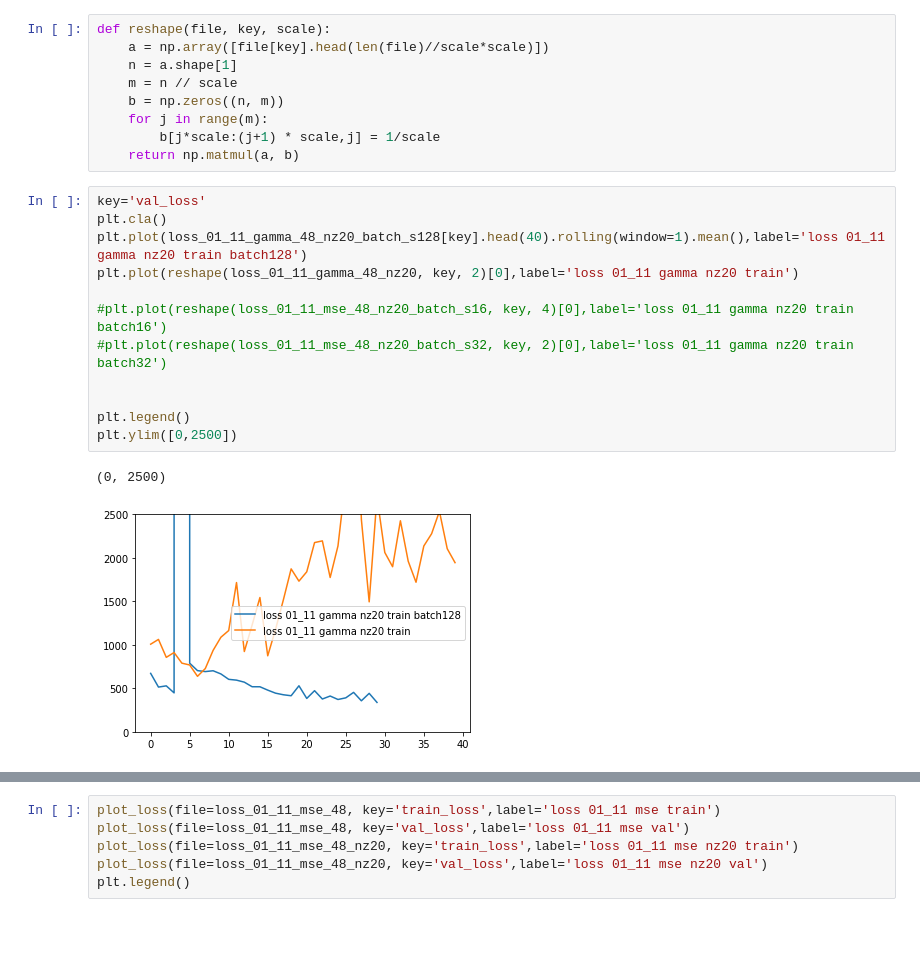
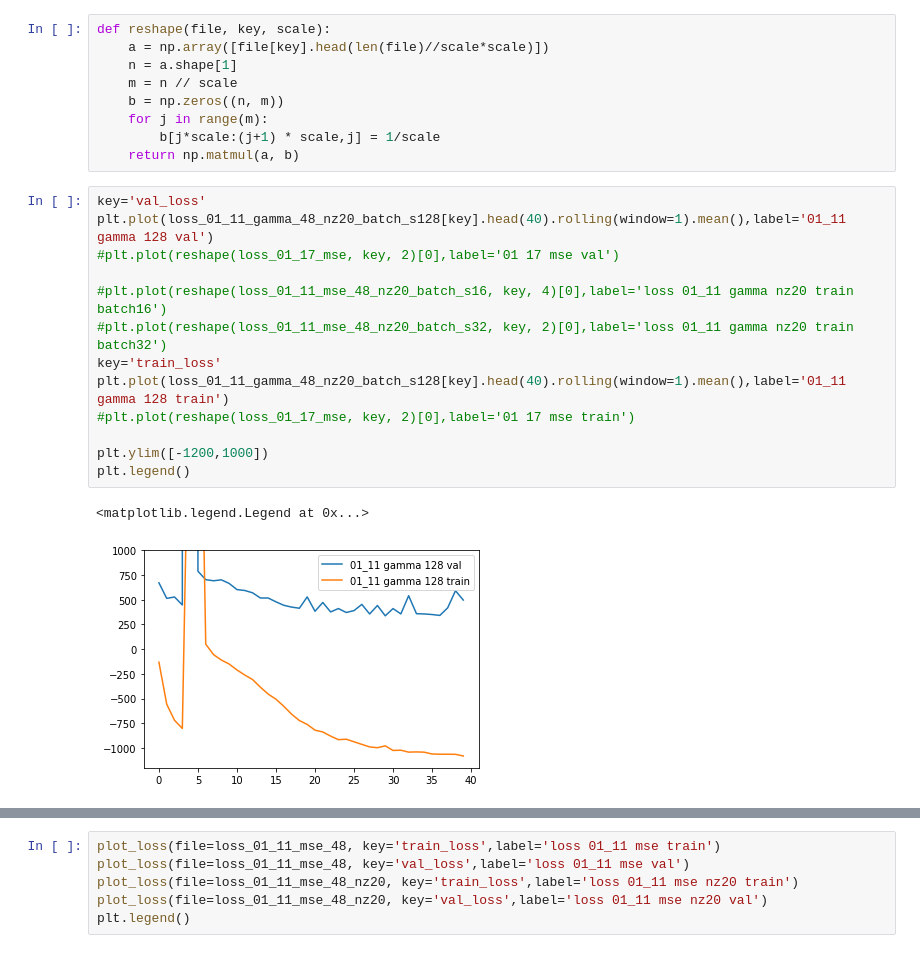
Before and after one commit to SimonTreu/sdvae, a Jupyter notebook: loss.ipynb, the cells around one changed output, grey strips where cells are left out. Saved outputs shown, nothing was run; the diff lists cells and outputs as text.

```diff
--- a/loss.ipynb
+++ b/loss.ipynb
@@ -35,16 +37,17 @@ def reshape(file, key, scale):
     return np.matmul(a, b)
 # %%
 key='val_loss'
-plt.cla()
-plt.plot(loss_01_11_gamma_48_nz20_batch_s128[key].head(40).rolling(window=1).mean(),label='loss 01_11 gamma nz20 train batch128')
-plt.plot(reshape(loss_01_11_gamma_48_nz20, key, 2)[0],label='loss 01_11 gamma nz20 train')
+plt.plot(loss_01_11_gamma_48_nz20_batch_s128[key].head(40).rolling(window=1).mean(),label='01_11 gamma 128 val')
+#plt.plot(reshape(loss_01_17_mse, key, 2)[0],label='01 17 mse val')
 
 #plt.plot(reshape(loss_01_11_mse_48_nz20_batch_s16, key, 4)[0],label='loss 01_11 gamma nz20 train batch16')
 #plt.plot(reshape(loss_01_11_mse_48_nz20_batch_s32, key, 2)[0],label='loss 01_11 gamma nz20 train batch32')
+key='train_loss'
+plt.plot(loss_01_11_gamma_48_nz20_batch_s128[key].head(40).rolling(window=1).mean(),label='01_11 gamma 128 train')
+#plt.plot(reshape(loss_01_17_mse, key, 2)[0],label='01 17 mse train')
 
-
+plt.ylim([-1200,1000])
 plt.legend()
-plt.ylim([0,2500])
 # %% [output]
-(0, 2500)
+<matplotlib.legend.Legend at 0x...>
-[figure, old version]
+[figure, new version]
```
Also changed, not shown: parts of 2 cells of this notebook, 5 other files.
